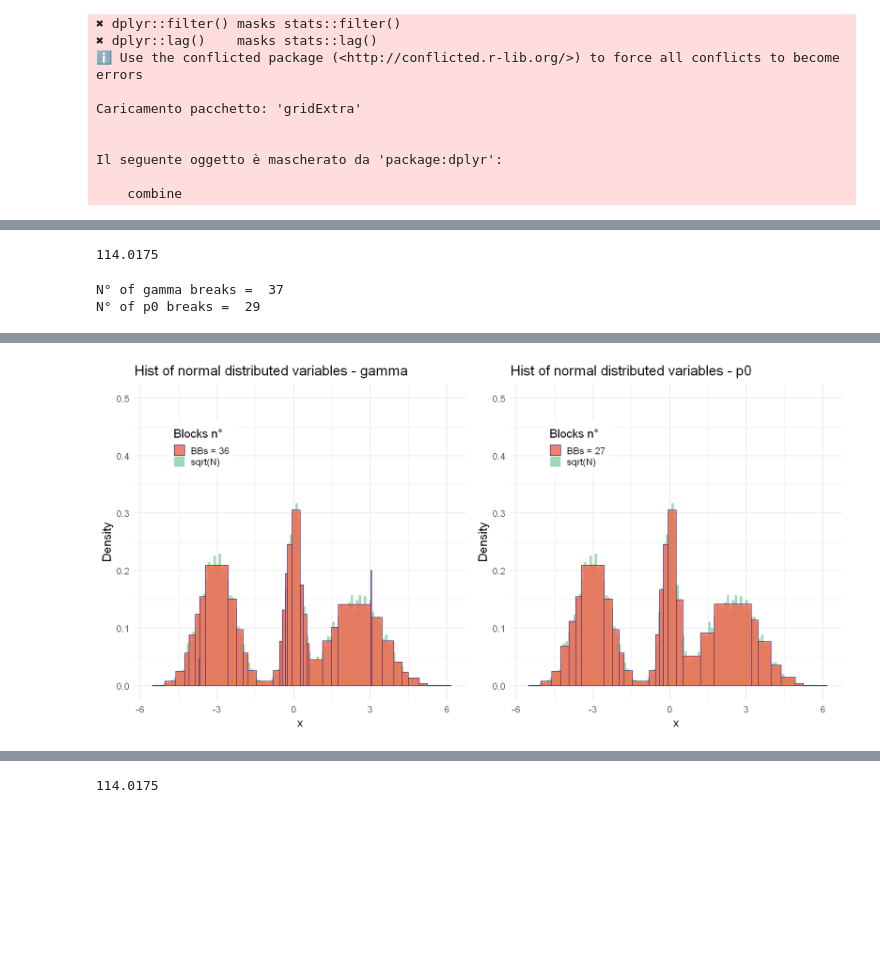
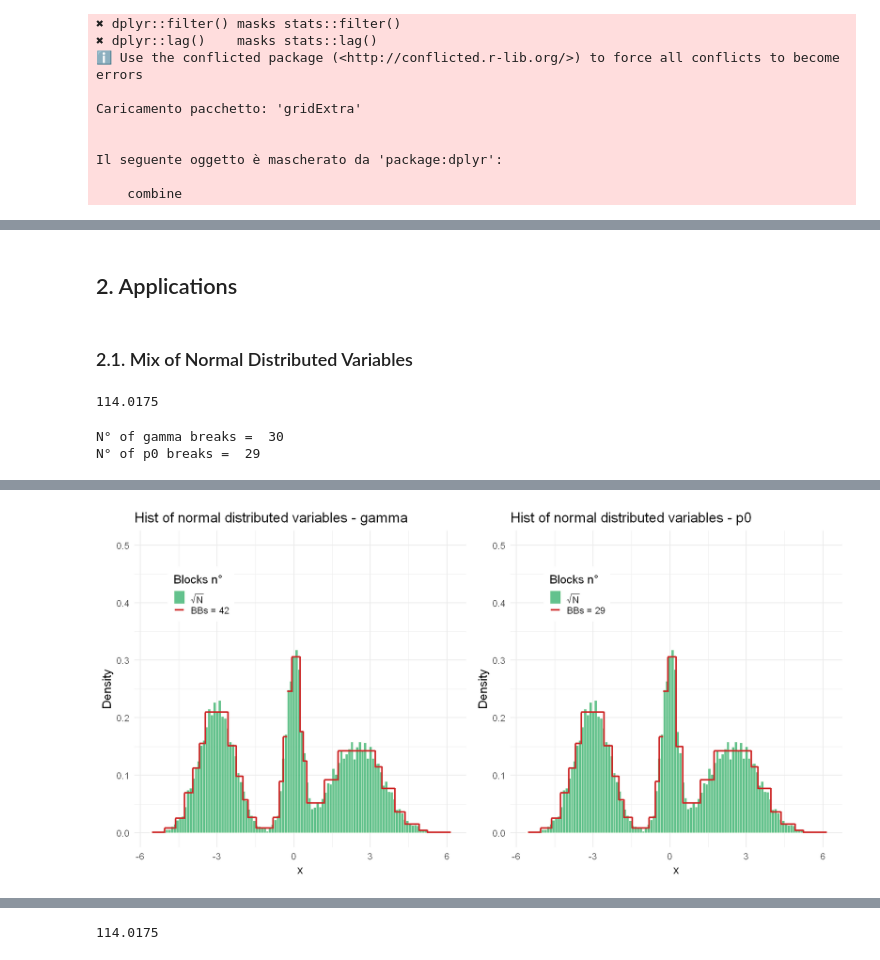
Before and after one commit to Berto70/advstat_bayesian_blocks, a Jupyter notebook: notebooks/bb_bertinelli_lovato.ipynb, the cells around one changed output, grey strips where cells are left out. Cells and saved outputs as stored; diff of their text form; code cells hidden in the pictures; blank space fills up the shorter version.

```diff
--- a/notebooks/bb_bertinelli_lovato.ipynb
+++ b/notebooks/bb_bertinelli_lovato.ipynb
@@ -72,3 +96,7 @@ bench_plot
+# %% [markdown]
+## 2. Applications
+# %% [markdown]
+### 2.1. Mix of Normal Distributed Variables
 # %%
 norm_data <- c(rnorm(5000,-3,0.7),rnorm(3000,0,0.3),rnorm(5000,2.5,1))
 N <- length(norm_data)
@@ -79,14 +107,16 @@ cat(sqrt(N))
 # %%
 # gamma prior
 
-breaks_gamma <- bayesian_blocks(norm_data, gamma=0.01)
+breaks_gamma <- bayesian_blocks(norm_data, gamma=0.001)
 
 # p0 prior
 
-breaks_p0 <- bayesian_blocks(norm_data, p0=0.1)
+breaks_p0 <- bayesian_blocks(norm_data, p0=0.05)
 
-cat('N° of gamma breaks = ', length(breaks_gamma), "\n")
-cat('N° of p0 breaks = ', length(breaks_p0))
+N_edges_gamma <- length(breaks_gamma)
+N_edges_p0 <- length(breaks_p0)
+cat('N° of gamma breaks = ', N_edges_gamma, "\n")
+cat('N° of p0 breaks = ', N_edges_p0)
 # %% [output]
-N° of gamma breaks =  37
+N° of gamma breaks =  30
 N° of p0 breaks =  29
@@ -96,22 +151,28 @@ options(repr.plot.width=16, repr.plot.height=8)
 layout <- matrix(c(1,2), ncol=2, byrow=T)
 
 hist_gamma <- ggplot() +
-    geom_histogram(aes(x=norm_data, y=after_stat(density), fill = 'sqrt(N)'), bins = floor(sqrt(N)), alpha = 0.5, color = 'ivory') +
-    geom_histogram(aes(x=norm_data, y=after_stat(density), fill = 'BBs = 36'), breaks = breaks_gamma, alpha=0.85, color = 'navy') +
+    geom_histogram(aes(x=norm_data, y=after_stat(density), color=as.factor(1), fill=as.factor(1)), bins = floor(sqrt(N)), alpha = 0.8) +
+    geom_step(aes(x=breaks_gamma, y=steps_gamma, color=as.factor(2), fill=as.factor(2)), linewidth=1.2) +
     theme_minimal(base_size = 18) +
     theme(legend.position = c(0.2, 0.8), legend.background = element_rect(fill = "white", color='white')) +
-    scale_fill_manual(values = c('sqrt(N)' = 'mediumseagreen', 'BBs = 36' = 'coral2')) +
-    labs(x='x', y='Density', title='Hist of normal distributed variables - gamma', fill='Blocks n°') +
+    scale_fill_manual(name = 'Blocks n°', labels = c(TeX(r'($\sqrt{N}$)'), 'BBs = 42'),
+                      values = c('mediumseagreen', 'firebrick3')) +
+    scale_colour_manual(name = 'Blocks n°', labels = c(TeX(r'($\sqrt{N}$)'),'BBs = 42'),
+                       values = c('ivory', 'firebrick3'))+
+    labs(x='x', y='Density', title='Hist of normal distributed variables - gamma') +
     ylim(c(0,.5))
 
 hist_p0 <- ggplot() +
-    geom_histogram(aes(x=norm_data, y=after_stat(density), fill = 'sqrt(N)'), bins = floor(sqrt(N)), alpha = 0.5, color = 'ivory') +
-    geom_histogram(aes(x=norm_data, y=after_stat(density), fill = 'BBs = 27'), breaks = breaks_p0, alpha=0.85, color = 'navy') +
+    geom_histogram(aes(x=norm_data, y=after_stat(density), color=as.factor(1), fill=as.factor(1)), bins = floor(sqrt(N)), alpha = 0.8) +
+    geom_step(aes(x=breaks_p0, y=steps_p0, color=as.factor(2), fill=as.factor(2)), linewidth=1.2) +
     theme_minimal(base_size = 18) +
     theme(legend.position = c(0.2, 0.8), legend.background = element_rect(fill = "white", color='white')) +
-    scale_fill_manual(values = c('sqrt(N)' = 'mediumseagreen', 'BBs = 27' = 'coral2')) +
-    labs(x='x', y='Density', title='Hist of normal distributed variables - p0', fill='Blocks n°') +
+    scale_fill_manual(name = 'Blocks n°', labels = c(TeX(r'($\sqrt{N}$)'), 'BBs = 29'),
+                      values = c('mediumseagreen', 'firebrick3')) +
+    scale_colour_manual(name = 'Blocks n°', labels = c(TeX(r'($\sqrt{N}$)'),'BBs = 29'),
+                       values = c('ivory', 'firebrick3'))+
+    labs(x='x', y='Density', title='Hist of normal distributed variables - p0') +
     ylim(c(0,.5))
 
-grid.arrange(hist_gamma, hist_p0, layout_matrix = layout)
+mix_plot <- grid.arrange(hist_gamma, hist_p0, layout_matrix = layout)
 # %% [output]
@@ -122 +179 @@ Warning message:
-[figure, old version]
+[figure, new version]
```
Also changed, not shown: parts of 28 cells of this notebook.
